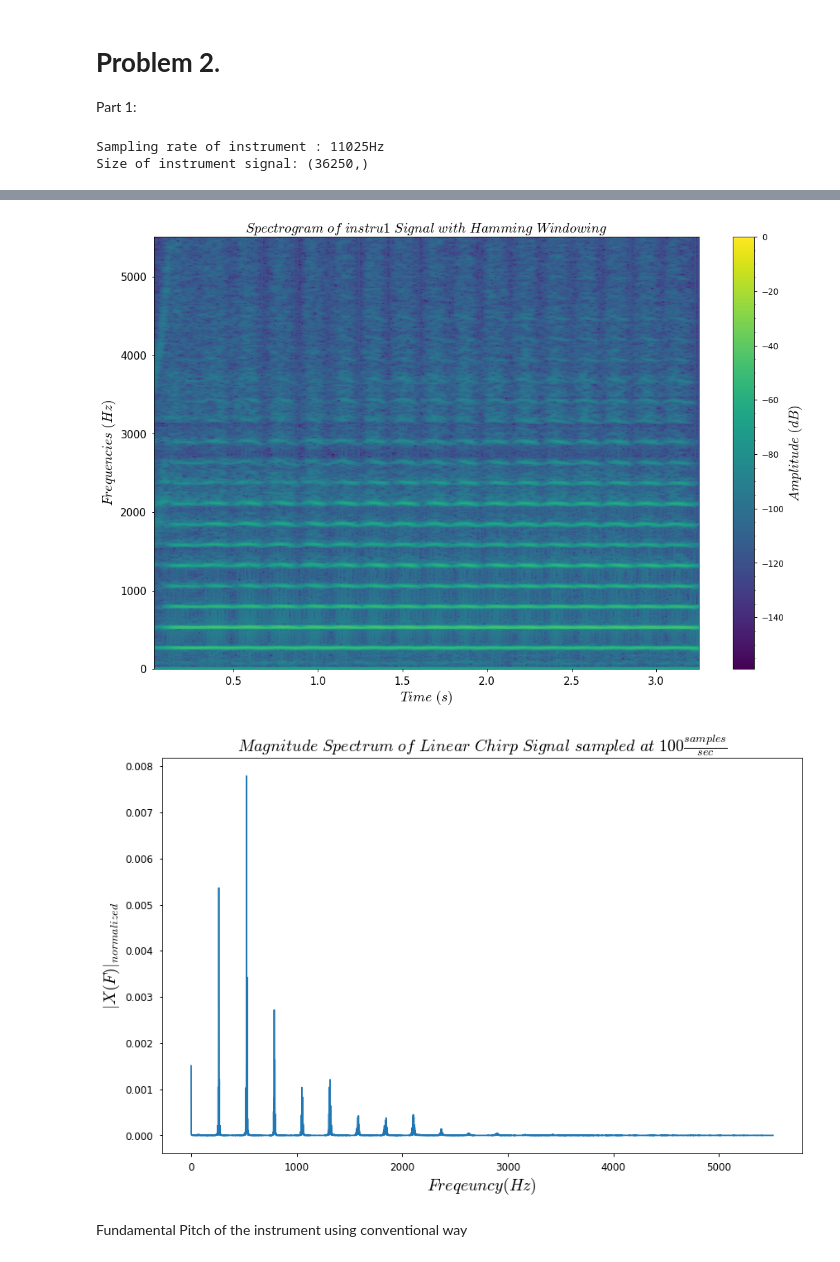
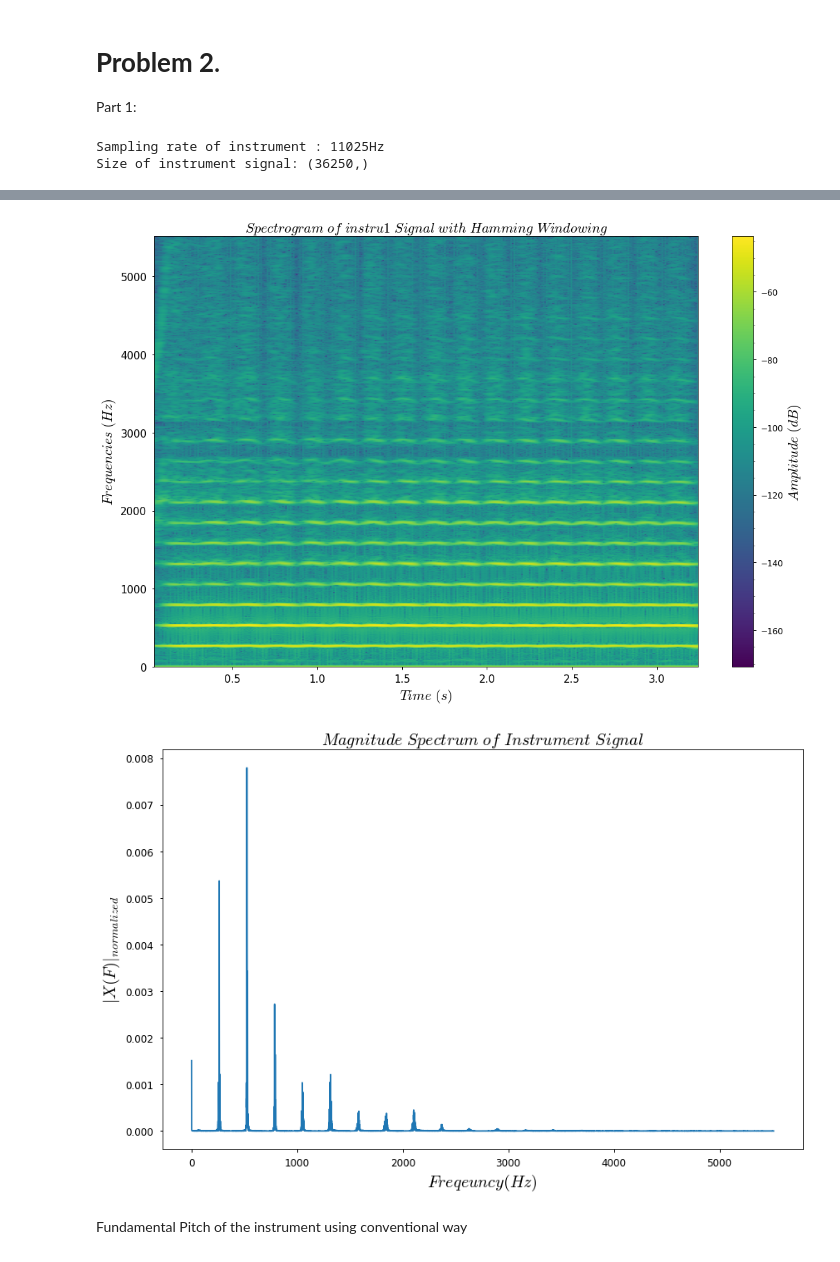
Before and after one commit to Harsha1569/DSP_Lab, a Jupyter notebook: Experiment_5/Experiment_5.ipynb, the cells around one changed output, grey strips where cells are left out. Drawn from its saved outputs; the diff is of its cells as text; code cells hidden in the pictures.

```diff
--- a/Experiment_5/Experiment_5.ipynb
+++ b/Experiment_5/Experiment_5.ipynb
@@ -201,46 +201,46 @@ Fs1, track= wavfile.read('instru1.wav')
 track = track/32767.0
 print('Sampling rate of instrument : {}Hz'.format(Fs1))
 print('Size of instrument signal: {}'.format(track.shape))
-Nosi = 800
+Nosi = 1000
 def specgram2d(y, N, Fs, window=None, ax=None, title=None):
   ax = plt.axes()
   ax.set_title(title, loc='center', wrap=True, fontsize = 20)
   if window=='hamming':
     ws=sp.windows.hamming(N)
   elif window=='hanning':
     ws=sp.windows.hanning(N)
   elif window=='blackman':
     ws=sp.windows.blackman(N)
   else:
     ws=sp.windows.boxcar(N)
-  spec, freqs, t, im = ax.specgram(y, NFFT=N, Fs=Fs, window=ws, noverlap=700, scale='dB', vmax=0)
+  spec, freqs, t, im = ax.specgram(y, NFFT=N, Fs=Fs, window=ws, noverlap=900, scale='dB')
   ax.set_xlabel(r'$Time\ (s)$', fontsize = 20)
   ax.set_ylabel(r'$Frequencies\ (Hz)$', fontsize = 20)
   cbar = plt.colorbar(im, ax=ax)
   cbar.set_label(r'$Amplitude\ (dB)$', fontsize = 20)
   cbar.minorticks_on()
   cbar.ax.tick_params(axis="both", labelsize = 12)
   ax.tick_params(axis="both", labelsize = 15)
   fig4.tight_layout()
 
 
 fig4, ax1 = plt.subplots(figsize=(15,10))
 specgram2d(track, Nosi, Fs1, ax=ax1, window='hamming', title = r'$Spectrogram\ of\ instru1\ Signal\ with\ Hamming\ Windowing$')
 fig4.savefig('fig6.png')
 
 
 display(Audio(data=track, rate=Fs1))
 # %% [output]
 Sampling rate of instrument : 11025Hz
 Size of instrument signal: (36250,)
 [interactive output not drawn]
-[figure, old version]
+[figure, new version]
 # %%
 frequency_2, ms_2, msn_2= mag_spec(track, Fs1, Fs1/2)
 fig, axs = plt.subplots(figsize=(12,8))
 def plot(x, y, xaxis_label=None, yaxis_label=None, row=None):
     axs.plot(x, y)
-    axs.set_title(r'$Magnitude\ Spectrum\ of\ Linear\ Chirp\ Signal\ sampled\ at\ 100\frac{samples}{sec}$', fontsize = 20)
+    axs.set_title(r'$Magnitude\ Spectrum\ of\ Instrument\ Signal$', fontsize = 20)
     axs.set_xlabel(xaxis_label, fontsize = 20)
     axs.set_ylabel(yaxis_label, fontsize = 20)
     axs.tick_params(axis="both", labelsize = 12)
@@ -249,7 +249,7 @@ def plot(x, y, xaxis_label=None, yaxis_label=None, row=None):
 plot(frequency_2, msn_2, xaxis_label=r'$Freqeuncy(Hz)$', yaxis_label=r'$|X(F)|_{normalized}$', row=0)
 fig.savefig('fig7.png')
 # %% [output]
-[figure, old version]
+[figure, new version]
 # %% [markdown]
 Fundamental Pitch of the instrument using conventional way
 # %%
```
Also changed, not shown: parts of 12 cells of this notebook.
